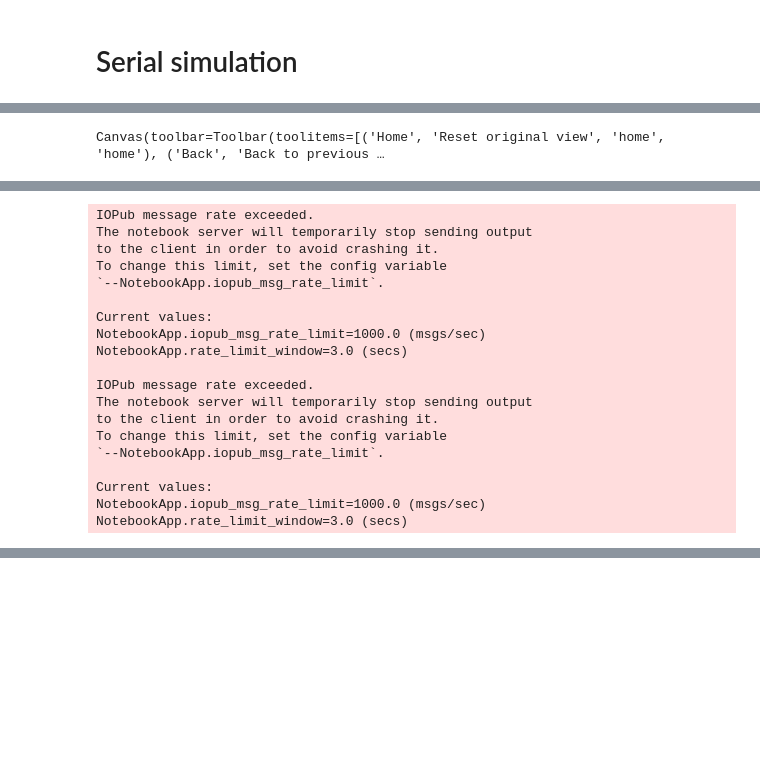
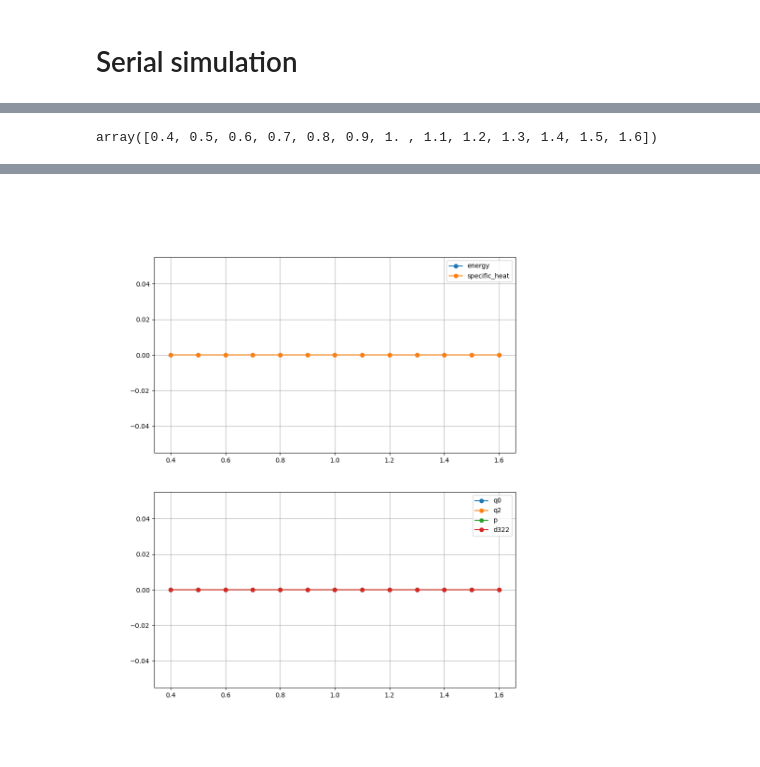
Before and after one commit to lyckantropen/latticemc, a Jupyter notebook: latticemc.ipynb, the cells around one changed output, grey strips where cells are left out. Drawn from its saved outputs; the diff is of its cells as text; code cells hidden in the pictures; blank space fills up the shorter version.

```diff
--- a/latticemc.ipynb
+++ b/latticemc.ipynb
@@ -79,14 +77,10 @@ KeyboardInterrupt:
 # %%
-from decimal import Decimal
-
-temperatures = np.arange(0.4, 1.0, 0.02)
-temperatures = np.append(temperatures, np.arange(1.0, 1.7, 0.04))
-temperatures = np.append(temperatures, np.arange(1.7, 2.8, 0.05))
-states = [LatticeState(parameters=DefiningParameters(temperature=round(Decimal(t), 2), lam=0.3, tau=1),
-                       lattice=Lattice(16, 16, 16))
+temperatures = np.arange(0.4, 1.7, 0.1)
+states = [LatticeState(parameters=DefiningParameters(temperature=round(Decimal(t), 2), lam=Decimal(0.3), tau=1),
+                       lattice=Lattice(11, 11, 11))
           for t in temperatures]
 for state in states:
-    initializePartiallyOrdered(state.lattice, x=randomQuaternion(1.0))
+    initialize_partially_ordered(state.lattice, x=random_quaternion(1.0))
 
-orderParametersHistory = {state.parameters: OrderParametersHistory() for state in states}
+order_parameters_history = {state.parameters: OrderParametersHistory() for state in states}
 # %%
@@ -125,14 +101,18 @@ latticemc.parallel,WARNING: SimulationProcess[6, DefiningParameters(temperature=
+# %%
+temperatures
+# %% [output]
+array([0.4, 0.5, 0.6, 0.7, 0.8, 0.9, 1. , 1.1, 1.2, 1.3, 1.4, 1.5, 1.6])
 # %%
 %matplotlib widget
 from matplotlib import pyplot as plt
 from matplotlib.animation import FuncAnimation
 
 class Plotter:
-    def __init__(self, temperatures, orderParametersHistory, window=1000):
-        self.orderParametersHistory = orderParametersHistory
+    def __init__(self, temperatures, order_parameters_history, window=1000):
+        self.order_parameters_history = order_parameters_history
         self.x = [float(t) for t in temperatures]
         self.energy = [0 for _ in self.x]
-        self.specificHeat = [0 for _ in self.x]
+        self.specific_heat = [0 for _ in self.x]
         self.q0 = [0 for _ in self.x]
         self.q2 = [0 for _ in self.x]
         self.par = [0 for _ in self.x]
@@ -143,34 +123,36 @@ class Plotter:
         self.opfig, self.opax = plt.subplots(2);
         self.opfig.set_size_inches(10,12)
         self.opax[0].plot(self.x,self.energy, label='energy', marker='o', linestyle=None);
-        self.opax[0].plot(self.x,self.specificHeat, label='specificHeat', marker='o', linestyle=None);
+        self.opax[0].plot(self.x,self.specific_heat, label='specific_heat', marker='o', linestyle=None);
         self.opax[1].plot(self.x,self.q0, label='q0', marker='o', linestyle=None);
         self.opax[1].plot(self.x,self.q2, label='q2', marker='o', linestyle=None);
         self.opax[1].plot(self.x,self.par, label='p', marker='o', linestyle=None);
         self.opax[1].plot(self.x,self.d322, label='d322', marker='o', linestyle=None);
         self.opax[0].legend();
         self.opax[1].legend();
+        self.opax[0].grid();
+        self.opax[1].grid();
 
-        self.ani = FuncAnimation(self.opfig, self.plotUpdate, interval=1000, repeat=True)
+        self.ani = FuncAnimation(self.opfig, self.plot_update, interval=1000, repeat=True)
         self.opfig
 
-    def plotUpdate(self, _):
-        for p, oph in self.orderParametersHistory.items():
-            op = oph.orderParameters
+    def plot_update(self, _):
+        for p, oph in self.order_parameters_history.items():
+            op = oph.order_parameters
             fl = oph.fluctuations
             t_index = np.nonzero(np.isclose(self.x, float(p.temperature)))[0][0]
             size = op.size if op.size < self.window else self.window
             fl_size = fl.size if fl.size < self.window else self.window
 
             self.energy[t_index] = op['energy'][-size:].mean() if op.size else 0
-            self.specificHeat[t_index] = fl['energy'][-fl_size:].mean() if fl.size else 0
+            self.specific_heat[t_index] = fl['energy'][-fl_size:].mean() if fl.size else 0
             self.q0[t_index] = op['q0'][-size:].mean() if op.size else 0
             self.q2[t_index] = op['q2'][-size:].mean() if op.size else 0
             self.par[t_index] = np.abs(op['p'][-size:]).mean() if op.size else 0
             self.d322[t_index] = op['d322'][-size:].mean() if op.size else 0
 
         self.opax[0].lines[0].set_ydata(self.energy)
-        self.opax[0].lines[1].set_ydata(self.specificHeat)
+        self.opax[0].lines[1].set_ydata(self.specific_heat)
         self.opax[1].lines[0].set_ydata(self.q0)
         self.opax[1].lines[1].set_ydata(self.q2)
         self.opax[1].lines[2].set_ydata(self.par)
@@ -181,6 +163,5 @@ class Plotter:
         self.opax[1].relim()
         self.opax[1].autoscale_view()
 
-plotter = Plotter(temperatures, orderParametersHistory, window=0)
+plotter = Plotter(temperatures, order_parameters_history, window=10000)
 # %% [output]
-Canvas(toolbar=Toolbar(toolitems=[('Home', 'Reset original view', 'home', 'home'), ('Back', 'Back to previous …
@@ -195,19 +167,0 @@ latticemc.parallel,WARNING: SimulationProcess[69, DefiningParameters(temperature
-IOPub message rate exceeded.
-The notebook server will temporarily stop sending output
-to the client in order to avoid crashing it.
-To change this limit, set the config variable
-`--NotebookApp.iopub_msg_rate_limit`.
-
-Current values:
-NotebookApp.iopub_msg_rate_limit=1000.0 (msgs/sec)
-NotebookApp.rate_limit_window=3.0 (secs)
-
-IOPub message rate exceeded.
-The notebook server will temporarily stop sending output
-to the client in order to avoid crashing it.
-To change this limit, set the config variable
-`--NotebookApp.iopub_msg_rate_limit`.
-
-Current values:
-NotebookApp.iopub_msg_rate_limit=1000.0 (msgs/sec)
-NotebookApp.rate_limit_window=3.0 (secs)
@@ -218,2 +168,3 @@ latticemc.parallel,WARNING: SimulationProcess[69, DefiningParameters(temperature
+[figure, added]
 # %%
 fig, ax = plt.subplots();
```
Also changed, not shown: parts of 22 cells of this notebook.
